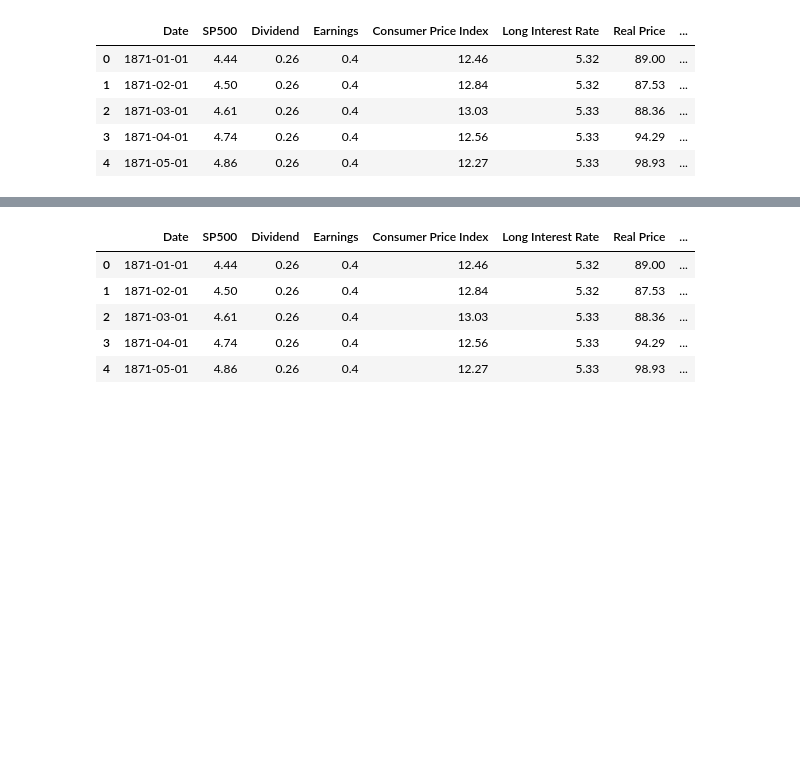
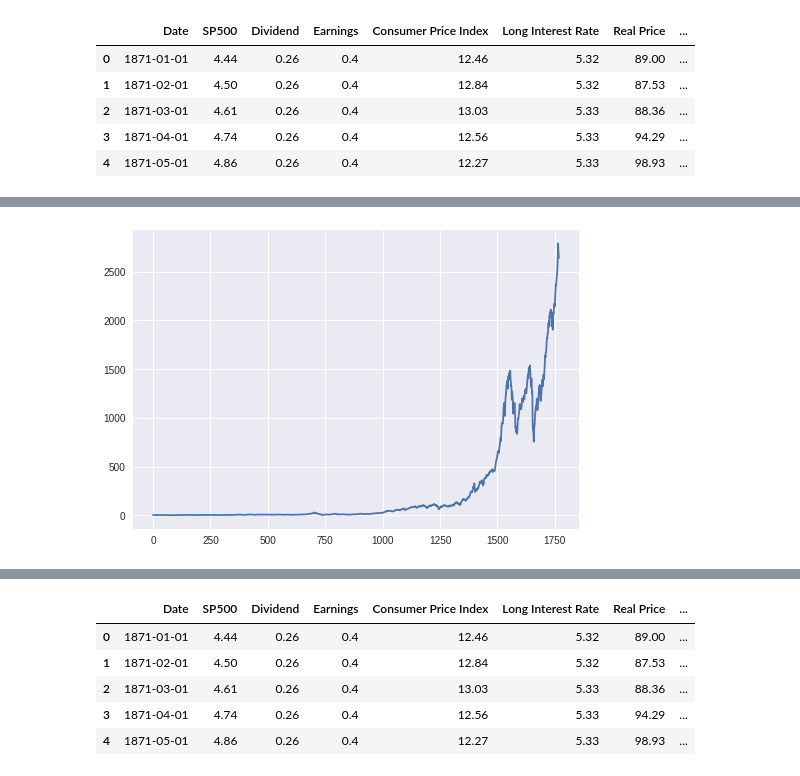
Before and after one commit to LambdaSchool/DS-Unit-1-Sprint-5-Data-Storytelling-Blog-Post, a Jupyter notebook: Data_Storytelling_Project.ipynb, the cells around one changed output, grey strips where cells are left out. Saved outputs shown, nothing was run; the diff lists cells and outputs as text; code cells hidden in the pictures; blank space fills up the shorter version.

Commit message:
Exploring data for project 2/4/2019

```diff
--- a/Data_Storytelling_Project.ipynb
+++ b/Data_Storytelling_Project.ipynb
@@ -81,0 +89,5 @@ dtype: int64
+# %%
+# Basic plot of SP500 data
+df['SP500'].plot();
+# %% [output]
+[figure, added]
```
Also changed, not shown: parts of 40 cells of this notebook.
